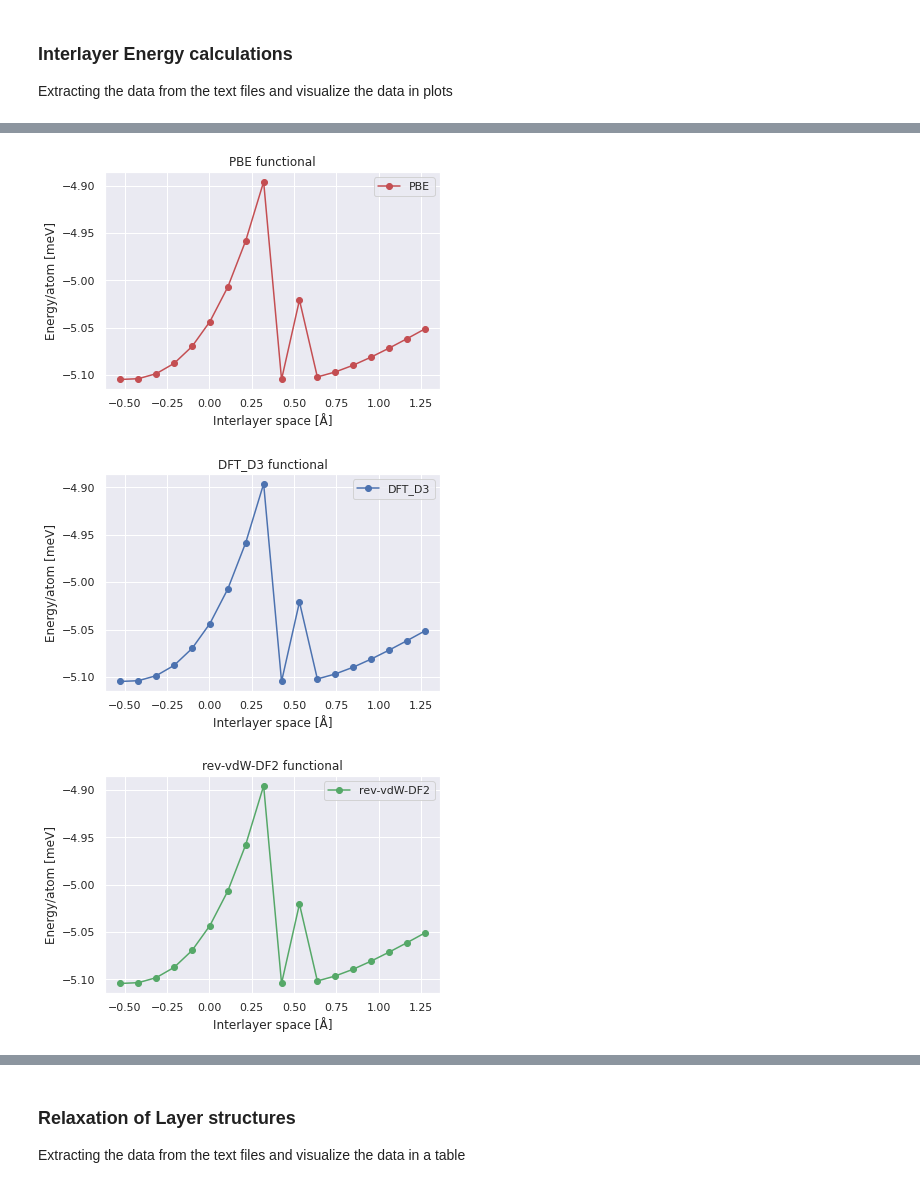
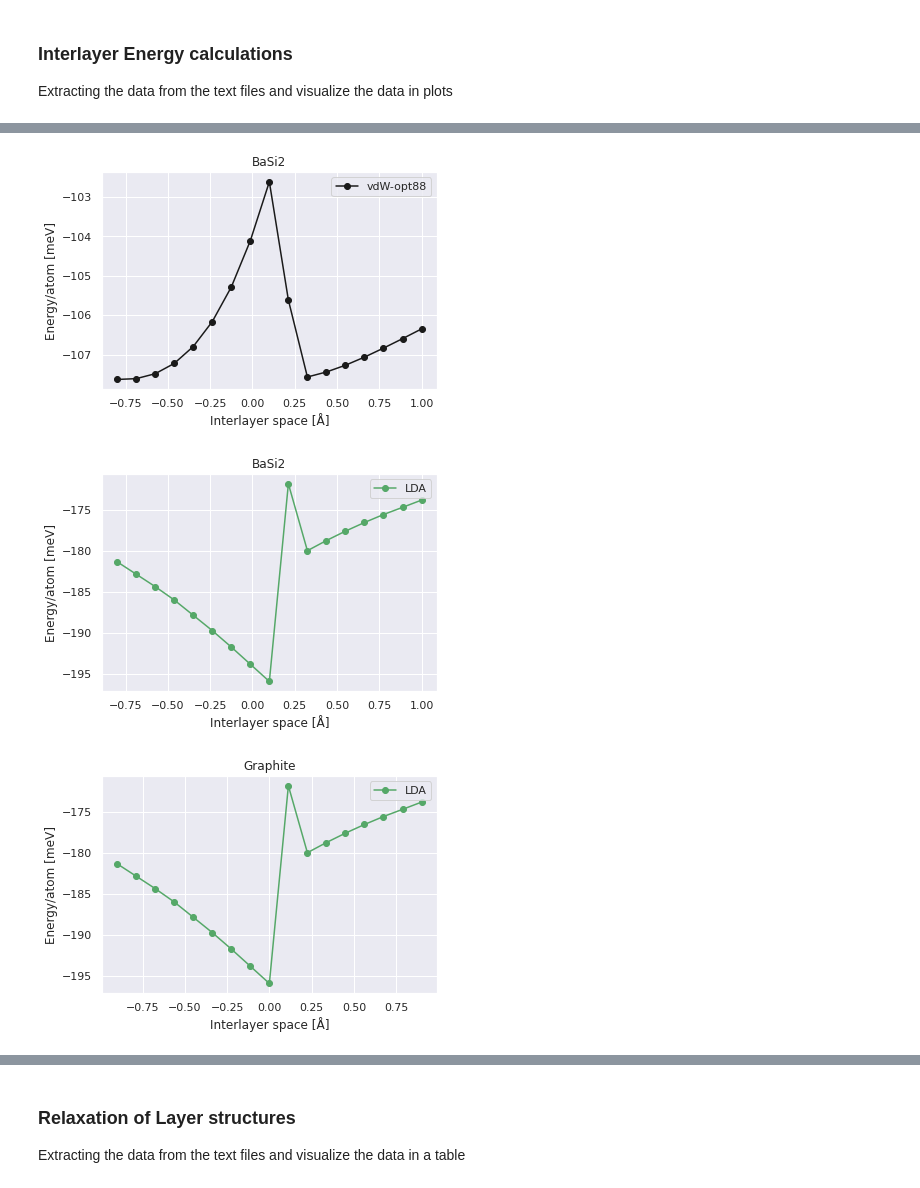
Before and after one commit to Moejay10/DFT, a Jupyter notebook: Code/DFT_Python.ipynb, the cells around one changed output, grey strips where cells are left out. Cells and saved outputs as stored; diff of their text form; code cells hidden in the pictures.

```diff
--- a/Code/DFT_Python.ipynb
+++ b/Code/DFT_Python.ipynb
@@ -193,11 +193,14 @@ for i in range(len(data1['DFT_D3.txt'])):
     rev.append(data1['rev_vdW_DF2.txt'][i])
     vdw.append(data1['vdW_opt88.txt'][i])
 
+
+
+
 thisdir = '../Results/Layers/L_L_distance/BaSi2/Run2'
 filepaths, filenames = readFilesFromDirectory(thisdir)
 data2 = readEnergyFromFile(filepaths, filenames)
 
-for i in range(len(data1['DFT_D3.txt'])):
+for i in range(1, len(data1['DFT_D3.txt'])):
     pbe.append(data2['PBE.txt'][i])
     dft_d3.append(data2['DFT_D3.txt'][i])
     lda.append(data2['LDA.txt'][i])
@@ -212,14 +215,14 @@ rev = np.array(rev)
 vdw = np.array(vdw)
 
 # The starting distance between layers
-origo = 4.641434669 - 4.368033409 # Between atom 3 and 4
+origo = 0 #4.641434669 - 4.368033409 # Between atom 3 and 4
 
 
-x = np.linspace(-0.8, 1.0, 18)
+x = np.linspace(-0.8, 1.0, len(pbe))
 x += origo
-n = 24
+n = 1#24
 
-E_c = basi2_atoms
+E_c = 0#basi2_atoms
 
 df=pd.DataFrame({'x': x, 'pbe': (pbe-E_c)/n, 'dft_d3': (dft_d3-E_c)/n, 'lda': (lda-E_c)/n,
     'rev': (rev-E_c)/n, 'vdw': (vdw-E_c)/n})
@@ -239,27 +357,26 @@ plt.show()
 # %%
-plt.plot(x, df['pbe'], "-or")
-plt.legend(["PBE"])
-plt.title("PBE functional")
+plt.plot(x, df['vdw'], "-ok")
+plt.legend(["vdW-opt88"])
+plt.title("BaSi2")
 plt.xlabel("Interlayer space [Å]")
 plt.ylabel("Energy/atom [meV]")
 plt.show()
 # %% [output]
-[figure, old version]
+[figure, new version]
 # %%
-plt.plot(x, df['dft_d3'], "-ob")
-plt.legend(["DFT_D3"])
-plt.title("DFT_D3 functional")
+plt.plot(x, df['lda'], "-og")
+plt.legend(["LDA"])
+plt.title("BaSi2")
 plt.xlabel("Interlayer space [Å]")
 plt.ylabel("Energy/atom [meV]")
 plt.show()
+
+plt.plot(x_1, df1['lda'], "-og")
+plt.legend(["LDA"])
+plt.title("Graphite")
+plt.xlabel("Interlayer space [Å]")
+plt.ylabel("Energy/atom [meV]")
+plt.show()
 # %% [output]
-[figure, old version]
+[figure, new version]
+[figure, added]
-# %%
-plt.plot(x, df['rev'], "-og")
-plt.legend(["rev-vdW-DF2"])
-plt.title("rev-vdW-DF2 functional")
-plt.xlabel("Interlayer space [Å]")
-plt.ylabel("Energy/atom [meV]")
-plt.show()
-# %% [output]
-[figure, removed]
```
Also changed, not shown: parts of 8 cells of this notebook.
